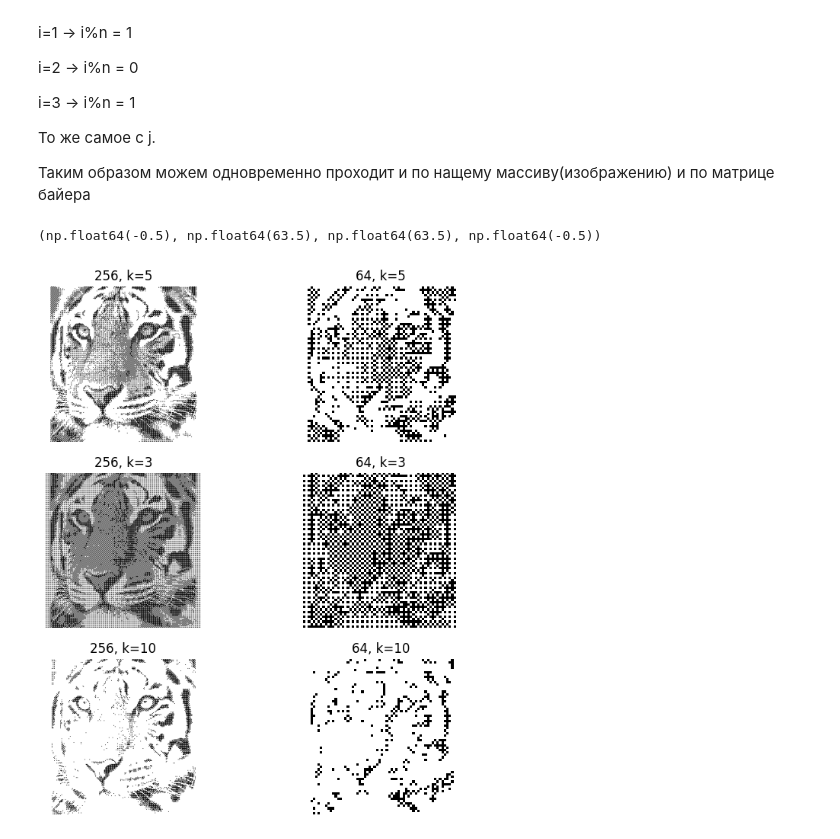
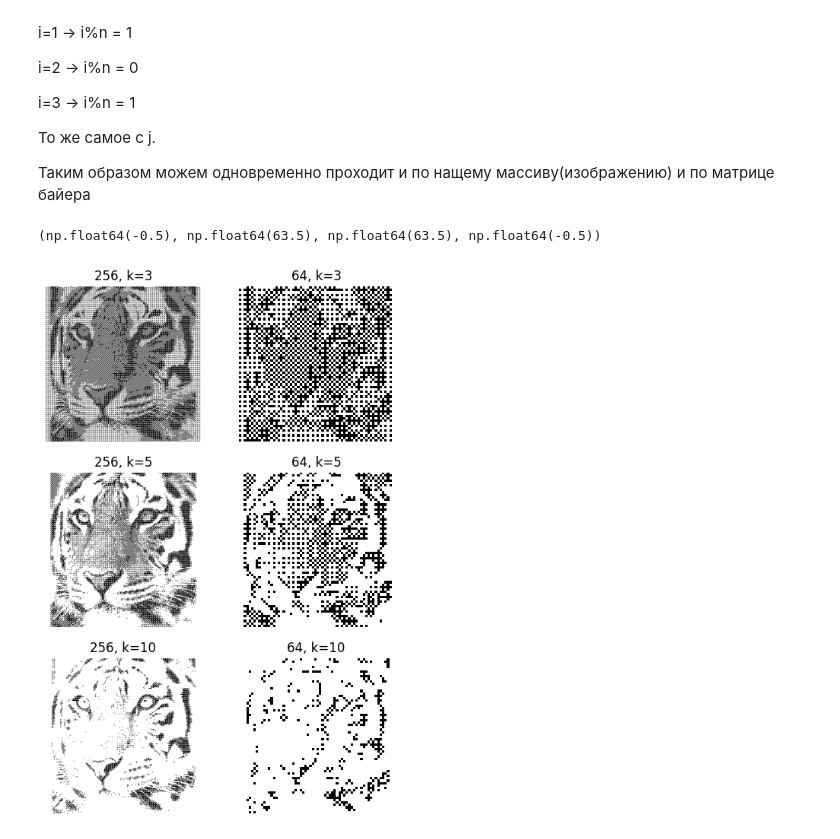
Before and after one commit to Shamil65/Machine-learning-start, a Jupyter notebook: libraries/pillow/pillow_start.ipynb, the cells around one changed output. Cells and saved outputs as stored; diff of their text form; code cells hidden in the pictures.

```diff
--- a/libraries/pillow/pillow_start.ipynb
+++ b/libraries/pillow/pillow_start.ipynb
@@ -287,43 +287,44 @@ img_dithered_256_5 = bayer(img_gray_256, k=5)
 # 3
 img_dithered_64_3 = bayer(img_gray_64, k=3)
 img_dithered_256_3 = bayer(img_gray_256, k=3)
 
 # 10
 img_dithered_64_10 = bayer(img_gray_64, k=10)
 img_dithered_256_10 = bayer(img_gray_256, k=10)
 
 # ----------------
 # Визуализация джл 5
-plt.figure(figsize=(8, 9))
+plt.figure(figsize=(6, 9))
+
 plt.subplot(3, 2, 1)
+plt.imshow(img_dithered_256_3, cmap="gray")
+plt.title("256, k=3")
+plt.axis("off")
+
+plt.subplot(3, 2, 2)
+plt.imshow(img_dithered_64_3, cmap="gray")
+plt.title("64, k=3")
+plt.axis("off")
+
+plt.subplot(3, 2, 3)
 plt.imshow(img_dithered_256_5, cmap="gray")
 plt.title("256, k=5")
 plt.axis("off")
 
-plt.subplot(3, 2, 2)
+plt.subplot(3, 2, 4)
 plt.imshow(img_dithered_64_5, cmap="gray")
 plt.title("64, k=5")
-plt.axis("off")
-
-plt.subplot(3, 2, 3)
-plt.imshow(img_dithered_256_3, cmap="gray")
-plt.title("256, k=3")
-plt.axis("off")
-
-plt.subplot(3, 2, 4)
-plt.imshow(img_dithered_64_3, cmap="gray")
-plt.title("64, k=3")
 plt.axis("off")
 
 plt.subplot(3, 2, 5)
 plt.imshow(img_dithered_256_10, cmap="gray")
 plt.title("256, k=10")
 plt.axis("off")
 
 plt.subplot(3, 2, 6)
 plt.imshow(img_dithered_64_10, cmap="gray")
 plt.title("64, k=10")
 plt.axis("off")
 # %% [output]
 (np.float64(-0.5), np.float64(63.5), np.float64(63.5), np.float64(-0.5))
-[figure, old version]
+[figure, new version]
```
Also changed, not shown: parts of 3 cells of this notebook.
